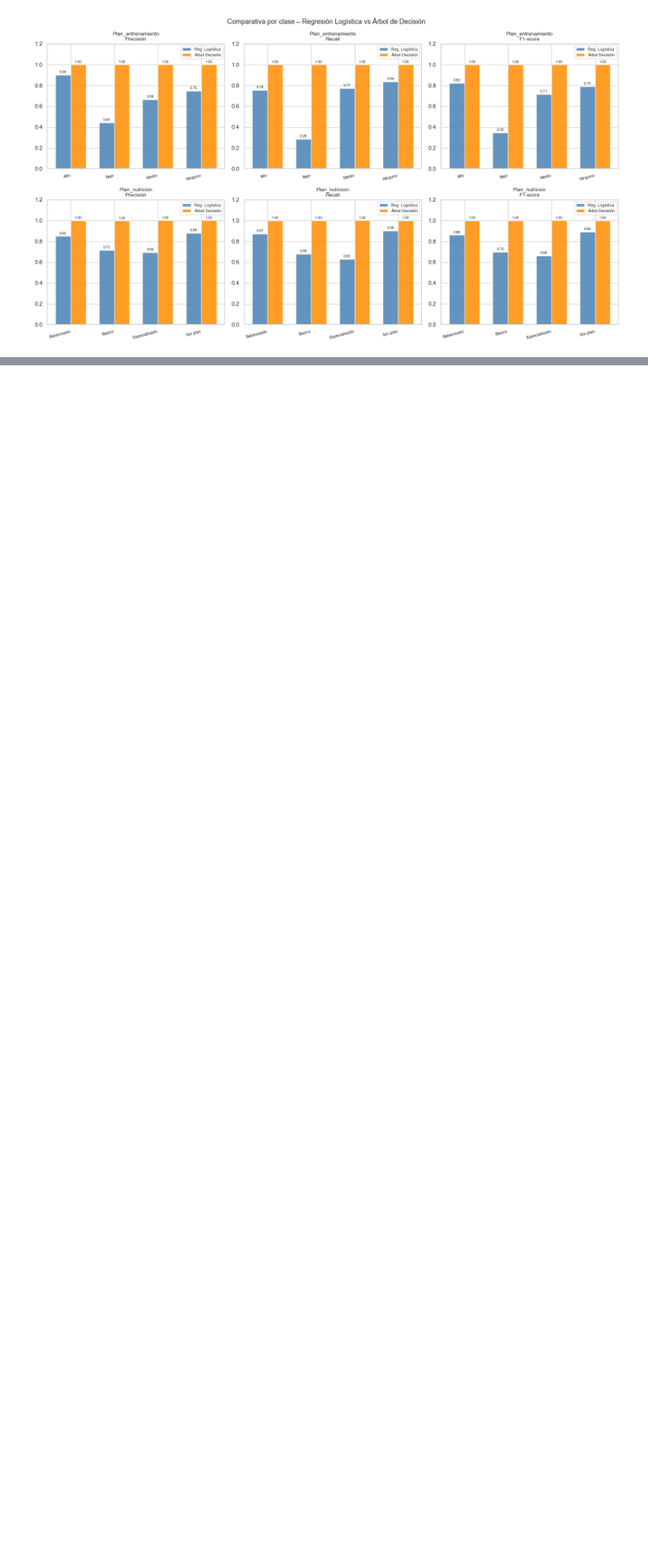
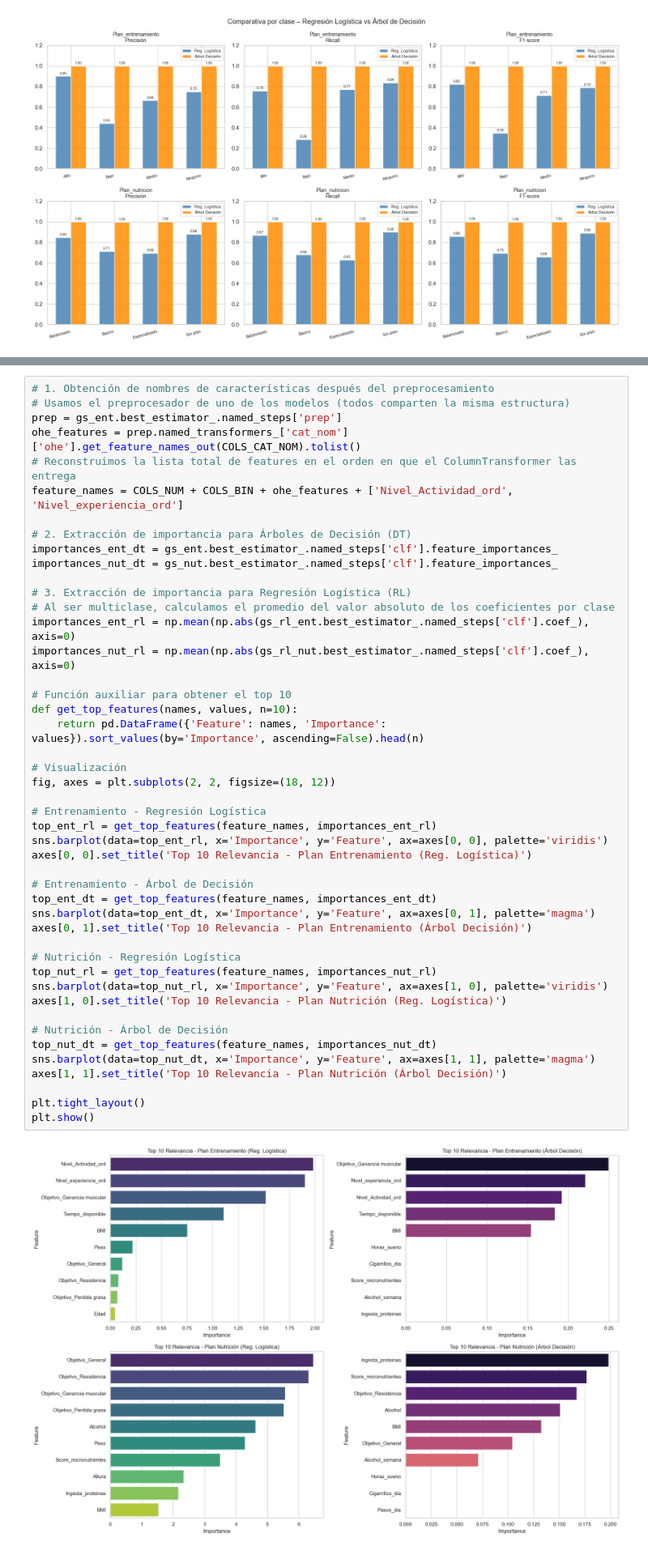
Before and after one commit to Castrux/Lab3Clasificacion, a Jupyter notebook: Lab3_Clasificacion.ipynb, the cells around one changed output, grey strips where cells are left out. Shown at 81% size. Drawn from its saved outputs; the diff is of its cells as text; blank space fills up the shorter version.

```diff
--- a/Lab3_Clasificacion.ipynb
+++ b/Lab3_Clasificacion.ipynb
@@ -1195,0 +1198,48 @@ plt.show()
+# %%
+# 1. Obtención de nombres de características después del preprocesamiento
+# Usamos el preprocesador de uno de los modelos (todos comparten la misma estructura)
+prep = gs_ent.best_estimator_.named_steps['prep']
+ohe_features = prep.named_transformers_['cat_nom']['ohe'].get_feature_names_out(COLS_CAT_NOM).tolist()
+# Reconstruimos la lista total de features en el orden en que el ColumnTransformer las entrega
+feature_names = COLS_NUM + COLS_BIN + ohe_features + ['Nivel_Actividad_ord', 'Nivel_experiencia_ord']
+
+# 2. Extracción de importancia para Árboles de Decisión (DT)
+importances_ent_dt = gs_ent.best_estimator_.named_steps['clf'].feature_importances_
+importances_nut_dt = gs_nut.best_estimator_.named_steps['clf'].feature_importances_
+
+# 3. Extracción de importancia para Regresión Logística (RL)
+# Al ser multiclase, calculamos el promedio del valor absoluto de los coeficientes por clase
+importances_ent_rl = np.mean(np.abs(gs_rl_ent.best_estimator_.named_steps['clf'].coef_), axis=0)
+importances_nut_rl = np.mean(np.abs(gs_rl_nut.best_estimator_.named_steps['clf'].coef_), axis=0)
+
+# Función auxiliar para obtener el top 10
+def get_top_features(names, values, n=10):
+    return pd.DataFrame({'Feature': names, 'Importance': values}).sort_values(by='Importance', ascending=False).head(n)
+
+# Visualización
+fig, axes = plt.subplots(2, 2, figsize=(18, 12))
+
+# Entrenamiento - Regresión Logística
+top_ent_rl = get_top_features(feature_names, importances_ent_rl)
+sns.barplot(data=top_ent_rl, x='Importance', y='Feature', ax=axes[0, 0], palette='viridis')
+axes[0, 0].set_title('Top 10 Relevancia - Plan Entrenamiento (Reg. Logística)')
+
+# Entrenamiento - Árbol de Decisión
+top_ent_dt = get_top_features(feature_names, importances_ent_dt)
+sns.barplot(data=top_ent_dt, x='Importance', y='Feature', ax=axes[0, 1], palette='magma')
+axes[0, 1].set_title('Top 10 Relevancia - Plan Entrenamiento (Árbol Decisión)')
+
+# Nutrición - Regresión Logística
+top_nut_rl = get_top_features(feature_names, importances_nut_rl)
+sns.barplot(data=top_nut_rl, x='Importance', y='Feature', ax=axes[1, 0], palette='viridis')
+axes[1, 0].set_title('Top 10 Relevancia - Plan Nutrición (Reg. Logística)')
+
+# Nutrición - Árbol de Decisión
+top_nut_dt = get_top_features(feature_names, importances_nut_dt)
+sns.barplot(data=top_nut_dt, x='Importance', y='Feature', ax=axes[1, 1], palette='magma')
+axes[1, 1].set_title('Top 10 Relevancia - Plan Nutrición (Árbol Decisión)')
+
+plt.tight_layout()
+plt.show()
+# %% [output]
+[figure, added]
```
Also changed, not shown: parts of 9 cells of this notebook.
